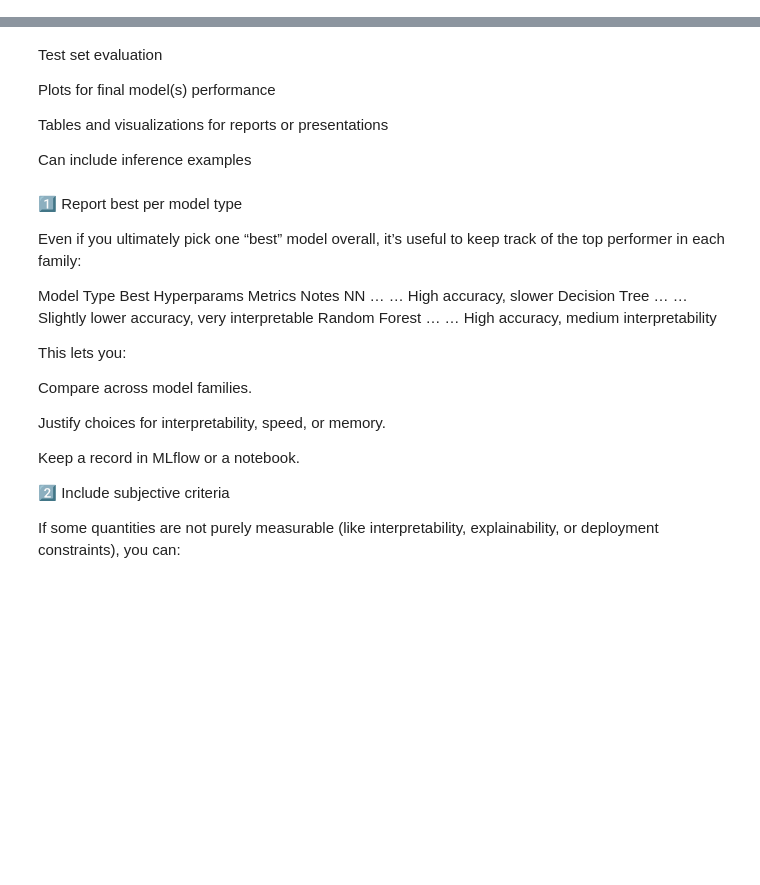
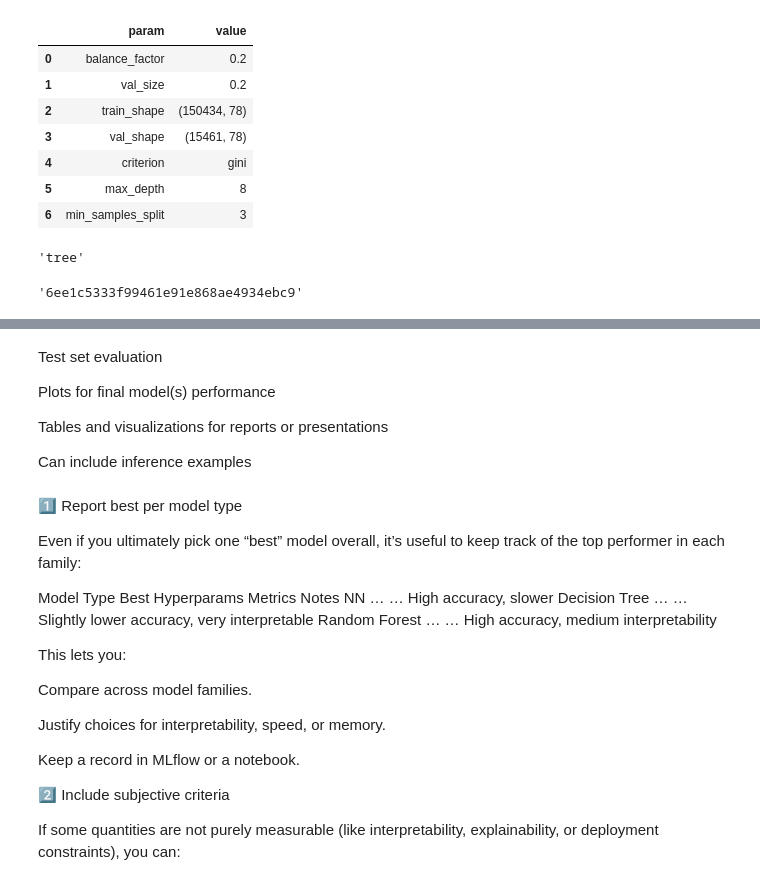
Before and after one commit to MNGARCIA085/AI-Driven-Network-Security, a Jupyter notebook: notebooks/Report.ipynb, the cells around one changed output, grey strips where cells are left out. Cells and saved outputs as stored; diff of their text form; code cells hidden in the pictures; blank space fills up the shorter version.

```diff
--- a/notebooks/Report.ipynb
+++ b/notebooks/Report.ipynb
@@ -0,0 +134,19 @@
+# %%
+df_params
+# %% [output]
+|  | param | value |
+| 0 | balance_factor | 0.2 |
+| 1 | val_size | 0.2 |
+| 2 | train_shape | (150434, 78) |
+| 3 | val_shape | (15461, 78) |
+| 4 | criterion | gini |
+| 5 | max_depth | 8 |
+| 6 | min_samples_split | 3 |
+# %%
+run.data.tags['model_type']
+# %% [output]
+'tree'
+# %%
+br.info.run_id
+# %% [output]
+'6ee1c5333f99461e91e868ae4934ebc9'
```
Also changed, not shown: parts of 19 cells of this notebook, 7 other files.
